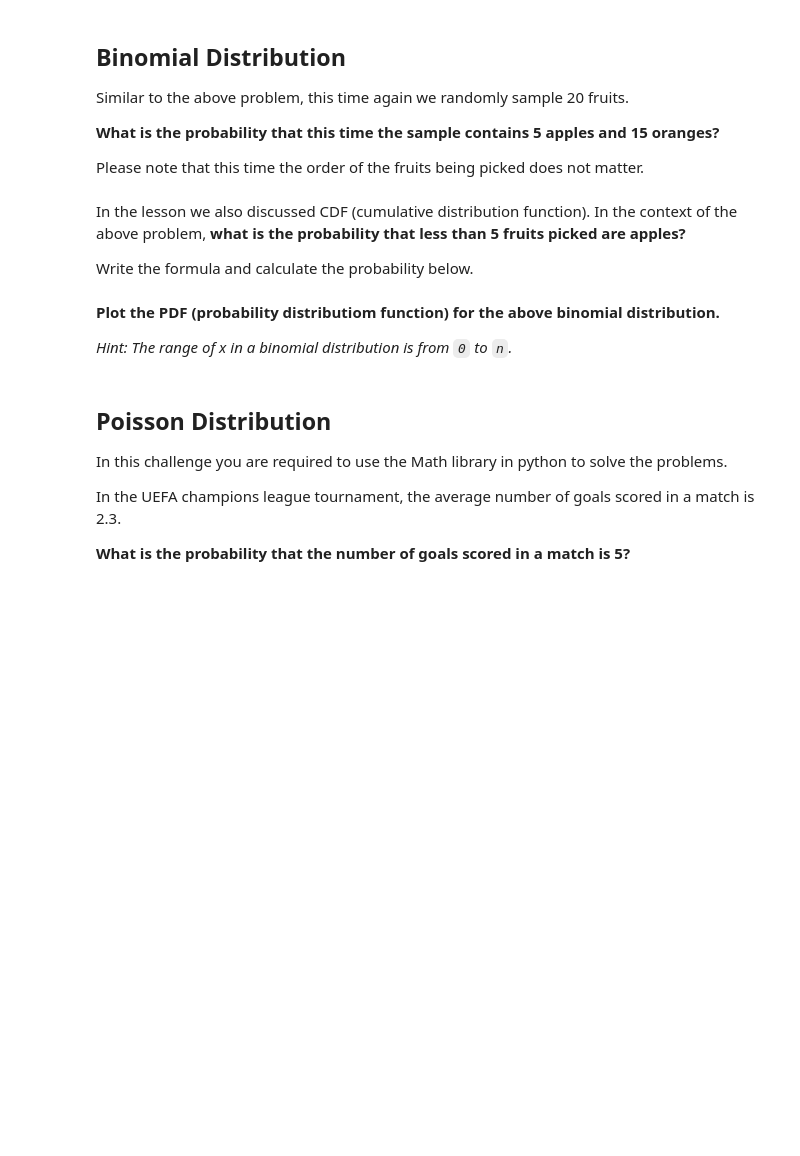
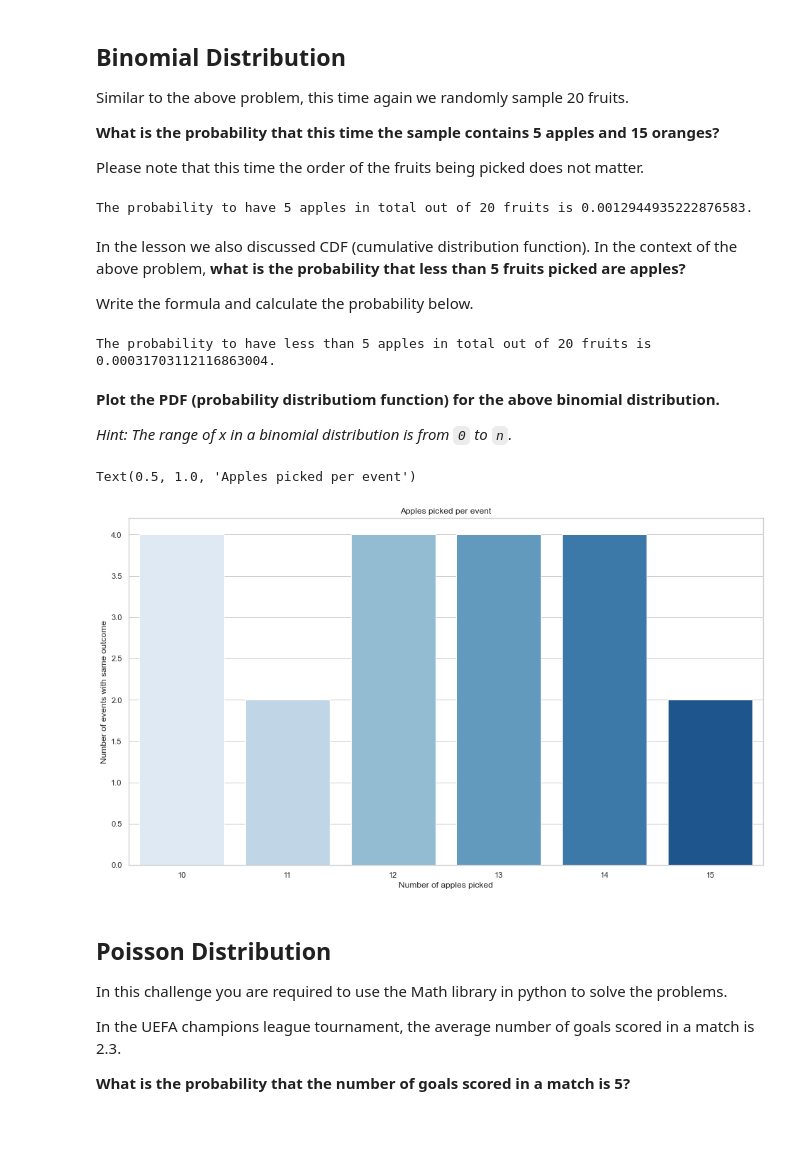
Before and after one commit to Ironhack-data-bcn-january-2023/lab-discrete-probability-distributions, a Jupyter notebook: your-code/main.ipynb, the cells around one changed output. Saved outputs shown, nothing was run; the diff lists cells and outputs as text; code cells hidden in the pictures; blank space fills up the shorter version.

```diff
--- a/your-code/main.ipynb
+++ b/your-code/main.ipynb
@@ -50,3 +82,10 @@ Please note that this time the order of the fruits being picked does not matter.
+# %%
+# your code here
+from scipy.stats import binom
+apple_binomial = binom(20, 0.6)
+print(f'The probability to have 5 apples in total out of 20 fruits is {apple_binomial.pmf(5)}.')
+# %% [output]
+The probability to have 5 apples in total out of 20 fruits is 0.0012944935222876583.
 # %% [markdown]
 In the lesson we also discussed CDF (cumulative distribution function). In the context of the above problem, **what is the probability that less than 5 fruits picked are apples?**
 
@@ -56,3 +93,8 @@ Write the formula and calculate the probability below.
+# %%
+# your code here
+print(f'The probability to have less than 5 apples in total out of 20 fruits is {apple_binomial.cdf(4)}.')
+# %% [output]
+The probability to have less than 5 apples in total out of 20 fruits is 0.00031703112116863004.
 # %% [markdown]
 **Plot the PDF (probability distributiom function) for the above binomial distribution.**
 
@@ -60,6 +102,13 @@ Write the formula and calculate the probability below.
 # %%
 # your code here
 # Please label the axes and give a title to the plot
+sns.countplot(x=apple_binomial.rvs(20), palette="Blues")
+plt.xlabel('Number of apples picked')
+plt.ylabel('Number of events with same outcome')
+plt.title('Apples picked per event')
+# %% [output]
+Text(0.5, 1.0, 'Apples picked per event')
+[figure, added]
 # %% [markdown]
 ## Poisson Distribution
 
```
Also changed, not shown: parts of 11 cells of this notebook.
